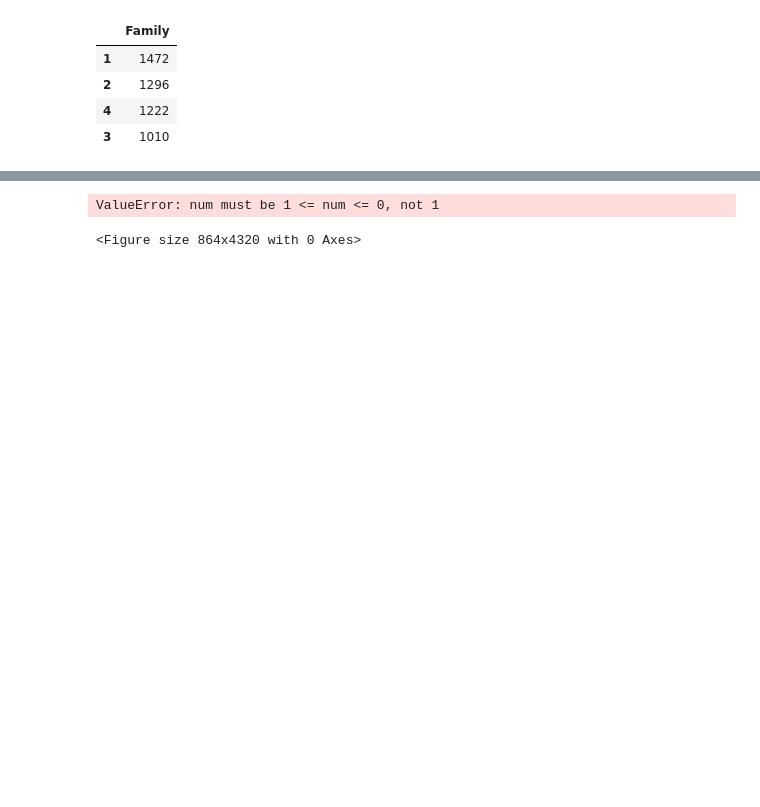
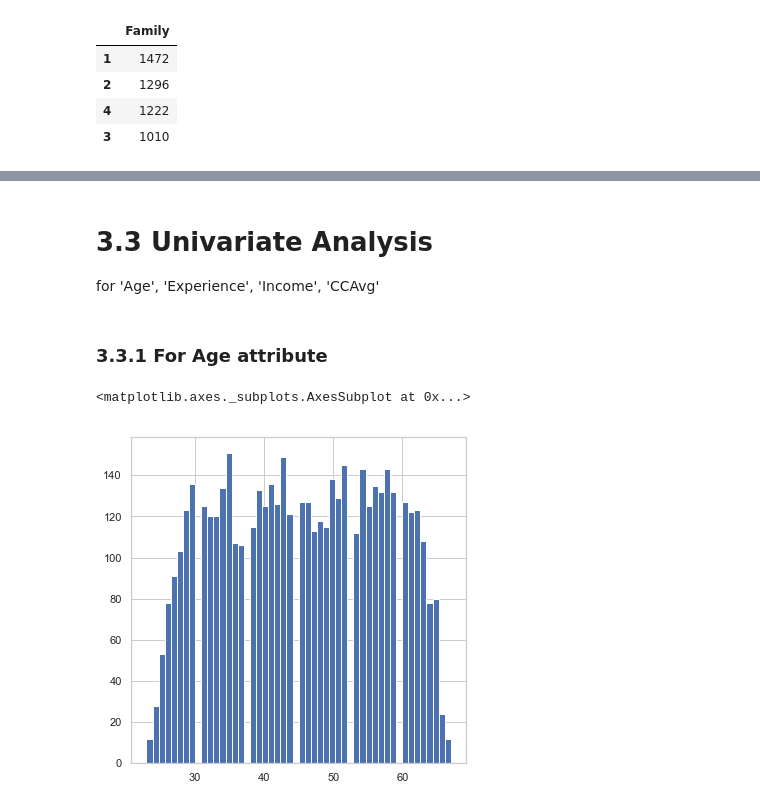
Before and after one commit to koksoon100/UTexas-Austin-Week-6-Assignment, a Jupyter notebook: week_2_assignment.ipynb, the cells around one changed output, grey strips where cells are left out. Saved outputs shown, nothing was run; the diff lists cells and outputs as text; code cells hidden in the pictures; blank space fills up the shorter version.

```diff
--- a/week_2_assignment.ipynb
+++ b/week_2_assignment.ipynb
@@ -205,5 +291,10 @@ generate_categorical_values(bank_data, ['Family']).apply(pd.Series.value_counts)
+# %% [markdown]
+# 3.3 Univariate Analysis
+for 'Age', 'Experience', 'Income', 'CCAvg'
+# %% [markdown]
+### 3.3.1 For Age attribute
 # %%
-categorical_bank_data[['Age']].hist(stacked=False, bins=50, figsize=(12,60))
+bank_data['Age'].hist(stacked=False, bins=50, figsize=(6,6))
 # %% [output]
-ValueError: num must be 1 <= num <= 0, not 1
+<matplotlib.axes._subplots.AxesSubplot at 0x...>
-<Figure size 864x4320 with 0 Axes>
+[figure, added]
```
Also changed, not shown: parts of 48 cells of this notebook.
